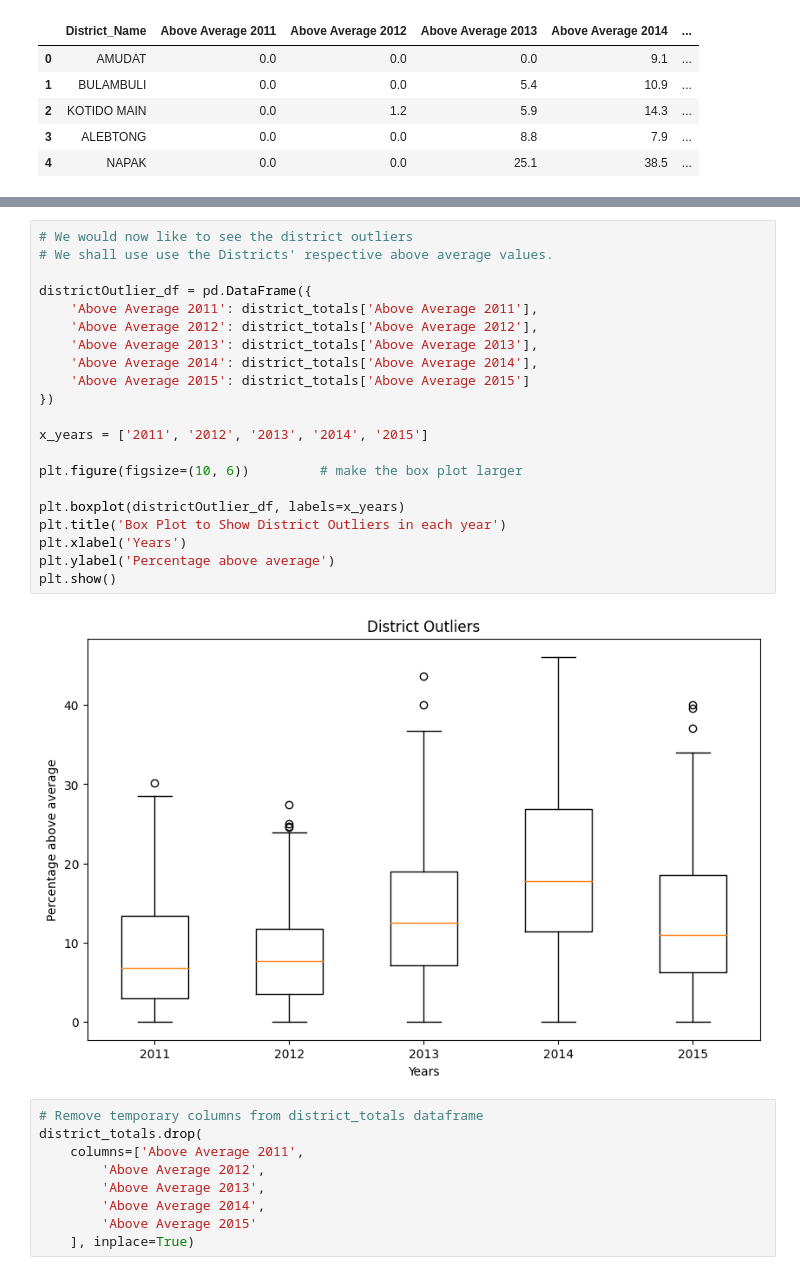
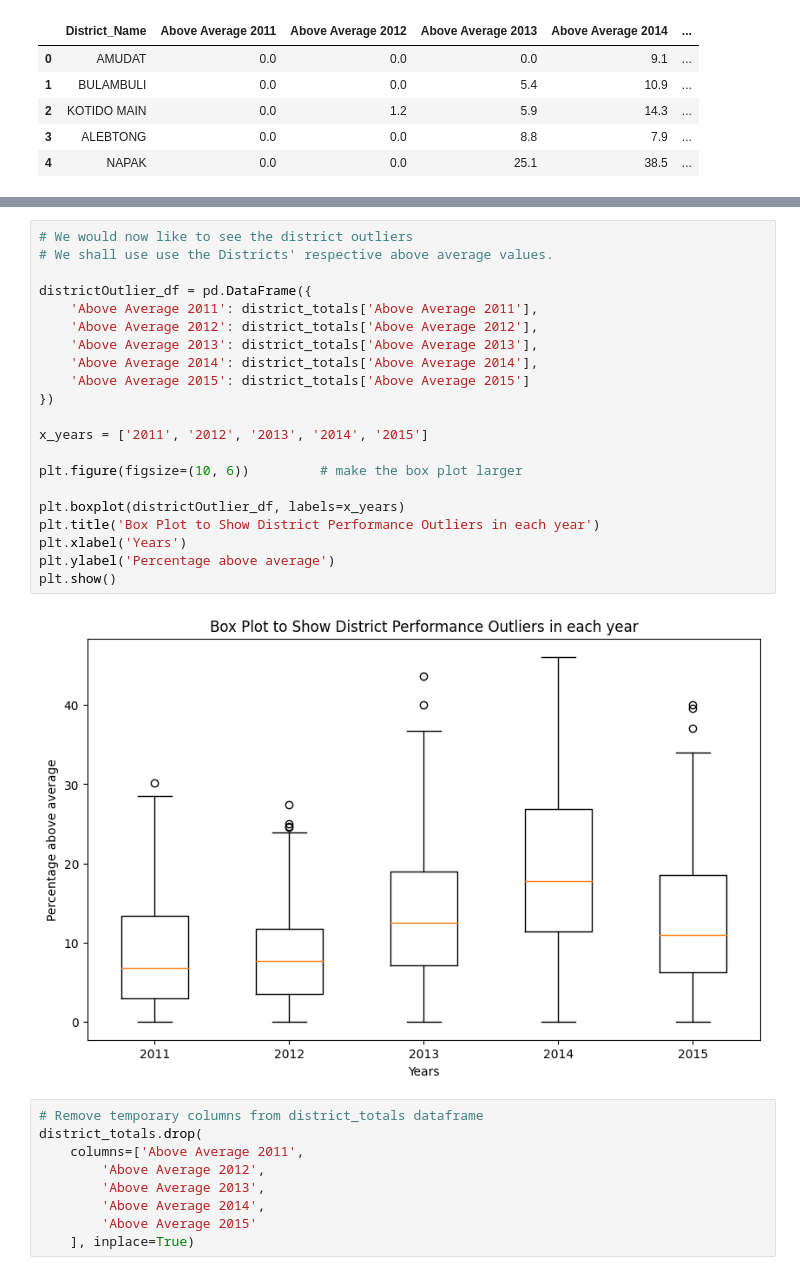
Before and after one commit to MickFrog/uace-analysis, a Jupyter notebook: uace_analysis.ipynb, the cells around one changed output, grey strips where cells are left out. Drawn from its saved outputs; the diff is of its cells as text.

```diff
--- a/uace_analysis.ipynb
+++ b/uace_analysis.ipynb
@@ -869,26 +869,26 @@ uganda_map
 # %%
 # We would now like to see the district outliers
 # We shall use use the Districts' respective above average values.
 
 districtOutlier_df = pd.DataFrame({
     'Above Average 2011': district_totals['Above Average 2011'],
     'Above Average 2012': district_totals['Above Average 2012'],
     'Above Average 2013': district_totals['Above Average 2013'],
     'Above Average 2014': district_totals['Above Average 2014'],
     'Above Average 2015': district_totals['Above Average 2015']
 })
 
 x_years = ['2011', '2012', '2013', '2014', '2015']
 
 plt.figure(figsize=(10, 6))         # make the box plot larger
 
 plt.boxplot(districtOutlier_df, labels=x_years)
-plt.title('Box Plot to Show District Outliers in each year')
+plt.title('Box Plot to Show District Performance Outliers in each year')
 plt.xlabel('Years')
 plt.ylabel('Percentage above average')
 plt.show()
 # %% [output]
-[figure, old version]
+[figure, new version]
 # %%
 # Remove temporary columns from district_totals dataframe
 district_totals.drop(
```
Also changed, not shown: parts of 1 cell of this notebook.
